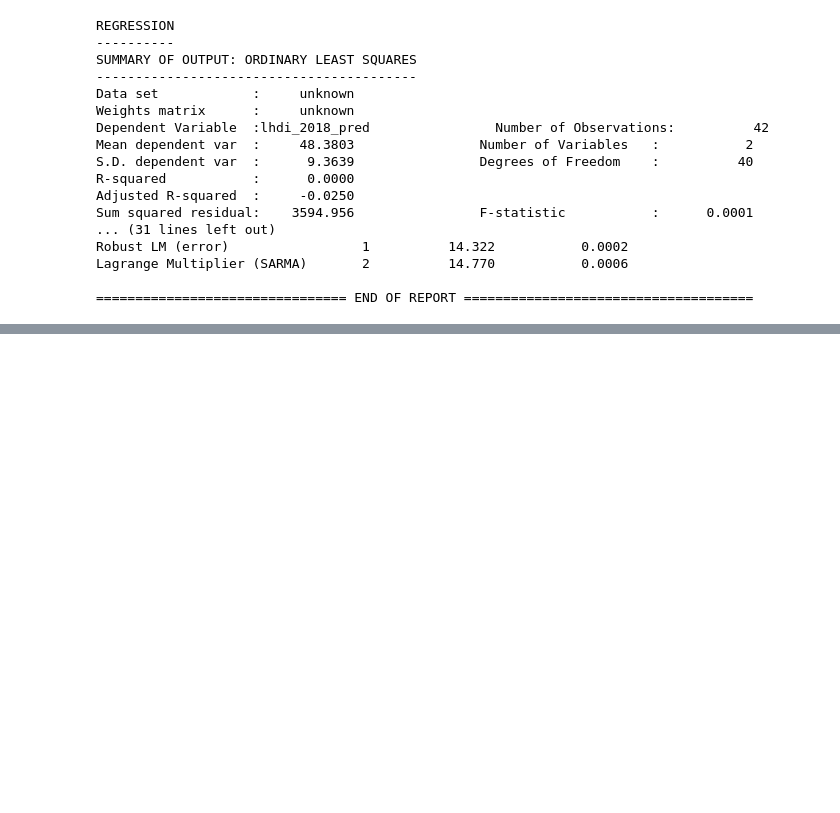
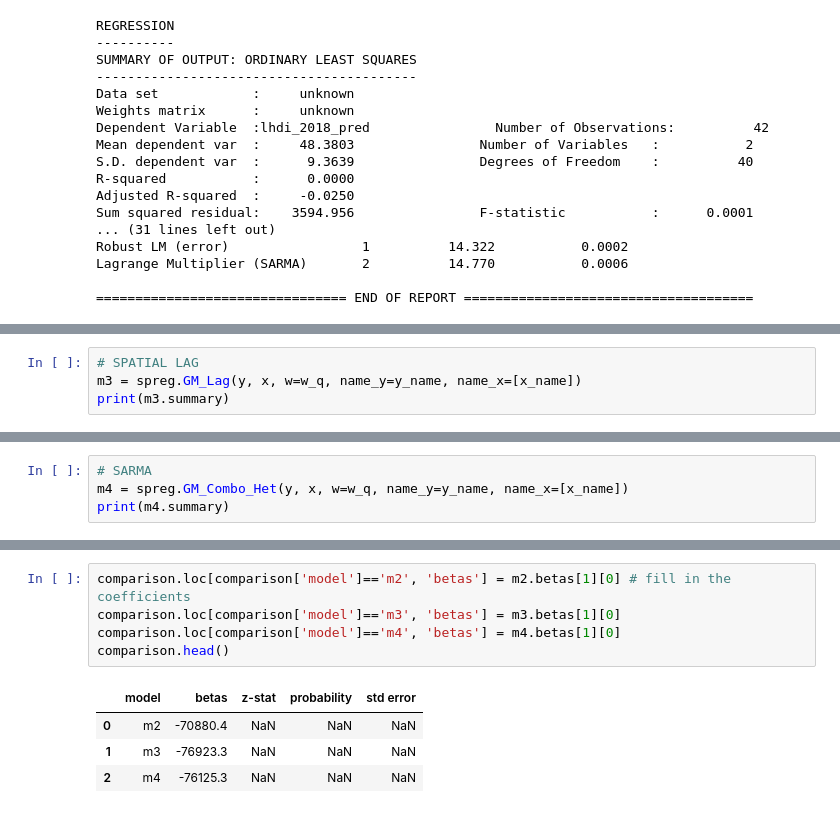
Before and after one commit to stefanacioban/aidr-madc, a Jupyter notebook: pilot_project.ipynb, the cells around one changed output, grey strips where cells are left out. Drawn from its saved outputs; the diff is of its cells as text; blank space fills up the shorter version.

```diff
--- a/pilot_project.ipynb
+++ b/pilot_project.ipynb
@@ -578,0 +595,4 @@ Lagrange Multiplier (SARMA)       2          14.770           0.0006
+# %%
+# SPATIAL LAG
+m3 = spreg.GM_Lag(y, x, w=w_q, name_y=y_name, name_x=[x_name])
+print(m3.summary)
@@ -578,0 +617,4 @@ Lagrange Multiplier (SARMA)       2          14.770           0.0006
+# %%
+# SARMA
+m4 = spreg.GM_Combo_Het(y, x, w=w_q, name_y=y_name, name_x=[x_name])
+print(m4.summary)
@@ -578,0 +677,10 @@ Lagrange Multiplier (SARMA)       2          14.770           0.0006
+# %%
+comparison.loc[comparison['model']=='m2', 'betas'] = m2.betas[1][0] # fill in the coefficients
+comparison.loc[comparison['model']=='m3', 'betas'] = m3.betas[1][0]
+comparison.loc[comparison['model']=='m4', 'betas'] = m4.betas[1][0]
+comparison.head()
+# %% [output]
+|  | model | betas | z-stat | probability | std error |
+| 0 | m2 | -70880.4 | NaN | NaN | NaN |
+| 1 | m3 | -76923.3 | NaN | NaN | NaN |
+| 2 | m4 | -76125.3 | NaN | NaN | NaN |
```
Also changed, not shown: parts of 27 cells of this notebook.
